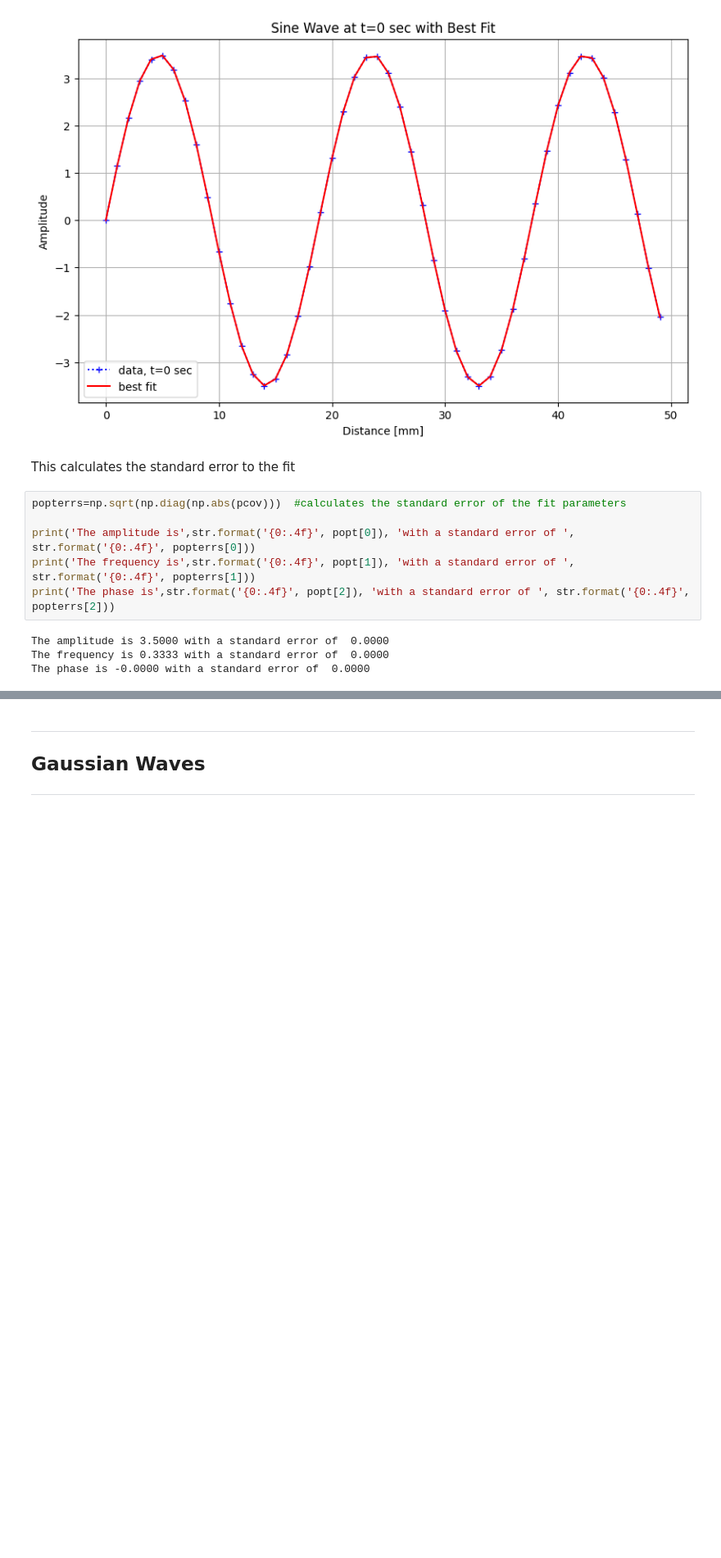
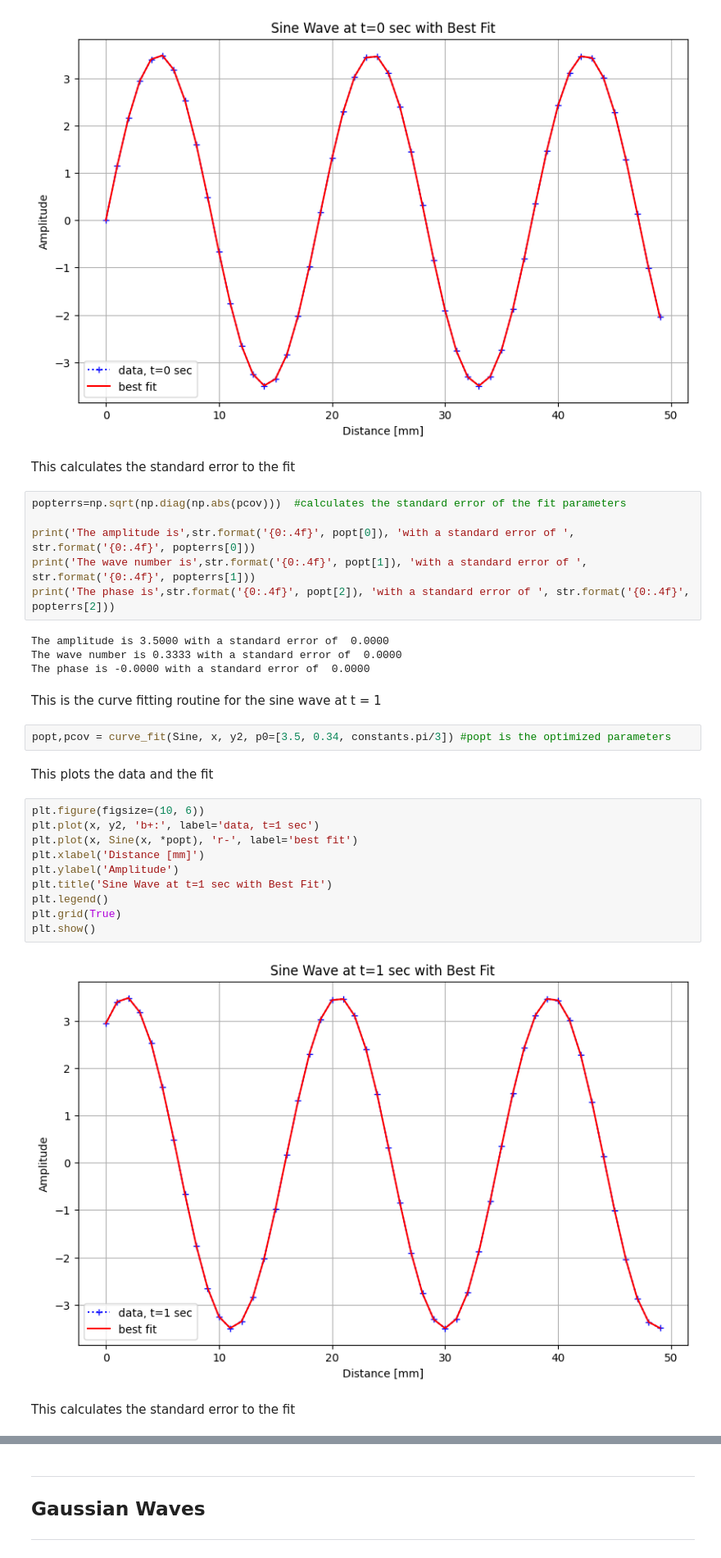
Before and after one commit to jarrodsb/PHYS_313, a Jupyter notebook: HW1/Bieber_PHYS313_HW1.ipynb, the cells around one changed output, grey strips where cells are left out. Shown at 82% size. Cells and saved outputs as stored; diff of their text form; blank space fills up the shorter version.

```diff
--- a/HW1/Bieber_PHYS313_HW1.ipynb
+++ b/HW1/Bieber_PHYS313_HW1.ipynb
@@ -152,9 +152,29 @@ This calculates the standard error to the fit
 popterrs=np.sqrt(np.diag(np.abs(pcov)))  #calculates the standard error of the fit parameters
 
 print('The amplitude is',str.format('{0:.4f}', popt[0]), 'with a standard error of ', str.format('{0:.4f}', popterrs[0]))
-print('The frequency is',str.format('{0:.4f}', popt[1]), 'with a standard error of ', str.format('{0:.4f}', popterrs[1]))
+print('The wave number is',str.format('{0:.4f}', popt[1]), 'with a standard error of ', str.format('{0:.4f}', popterrs[1]))
 print('The phase is',str.format('{0:.4f}', popt[2]), 'with a standard error of ', str.format('{0:.4f}', popterrs[2]))
 # %% [output]
 The amplitude is 3.5000 with a standard error of  0.0000
-The frequency is 0.3333 with a standard error of  0.0000
+The wave number is 0.3333 with a standard error of  0.0000
 The phase is -0.0000 with a standard error of  0.0000
+# %% [markdown]
+This is the curve fitting routine for the sine wave at t = 1
+# %%
+popt,pcov = curve_fit(Sine, x, y2, p0=[3.5, 0.34, constants.pi/3]) #popt is the optimized parameters
+# %% [markdown]
+This plots the data and the fit
+# %%
+plt.figure(figsize=(10, 6))
+plt.plot(x, y2, 'b+:', label='data, t=1 sec')
+plt.plot(x, Sine(x, *popt), 'r-', label='best fit')
+plt.xlabel('Distance [mm]')
+plt.ylabel('Amplitude')
+plt.title('Sine Wave at t=1 sec with Best Fit')
+plt.legend()
+plt.grid(True)
+plt.show()
+# %% [output]
+[figure, added]
+# %% [markdown]
+This calculates the standard error to the fit
```
Also changed, not shown: parts of 15 cells of this notebook.
